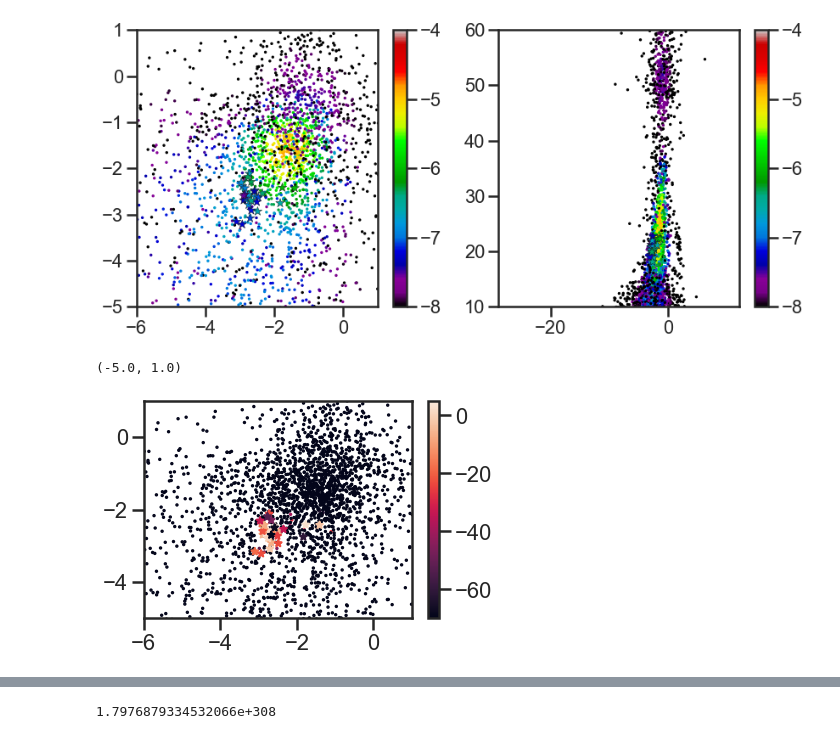
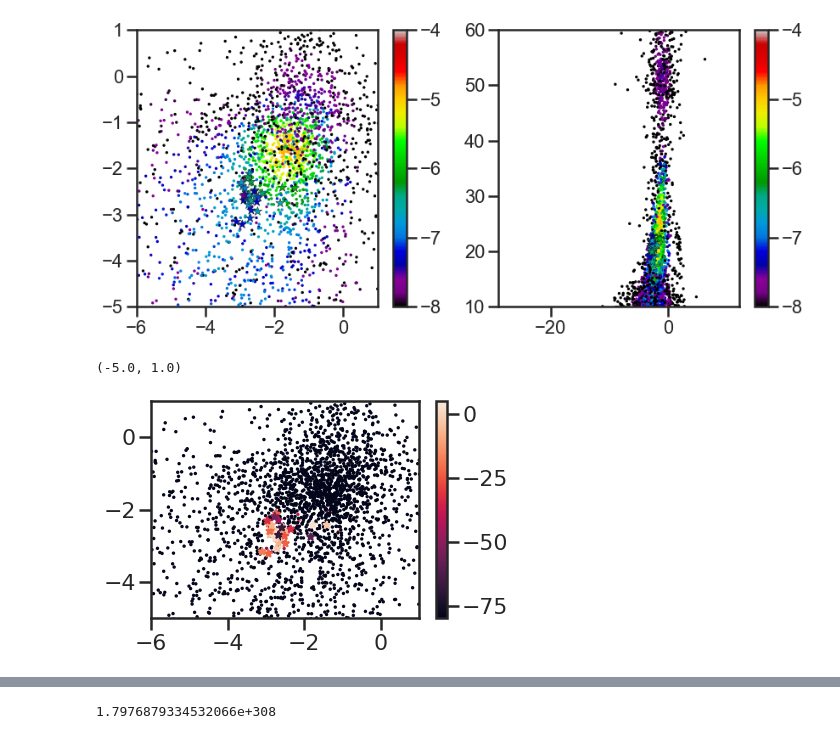
Before and after one commit to bdominguez13/stream_memb, a Jupyter notebook: Price+2019/Pal5_parallel.ipynb, the cells around one changed output, grey strips where cells are left out. Drawn from its saved outputs; the diff is of its cells as text; code cells hidden in the pictures.

```diff
--- a/Price+2019/Pal5_parallel.ipynb
+++ b/Price+2019/Pal5_parallel.ipynb
@@ -433,11 +419,11 @@ plt.ylim(10,60)
 (10.0, 60.0)
 [figure]
 # %%
-im=plt.scatter(pmra, pmdec, c=(logLs), s=2, vmin=-70, vmax=5)
-plt.scatter(pmra[miembro], pmdec[miembro], c=(logLs[miembro]), s=50, vmin=-70, vmax=5, marker='*')
+im=plt.scatter(pmra, pmdec, c=(logLs), s=2, vmin=-80, vmax=5)
+plt.scatter(pmra[miembro], pmdec[miembro], c=(logLs[miembro]), s=50, vmin=-80, vmax=5, marker='*')
 plt.colorbar(im)
 plt.xlim(-6,1)
 plt.ylim(-5,1)
 # %% [output]
 (-5.0, 1.0)
-[figure, old version]
+[figure, new version]
```
Also changed, not shown: parts of 31 cells of this notebook, 1 other file.
